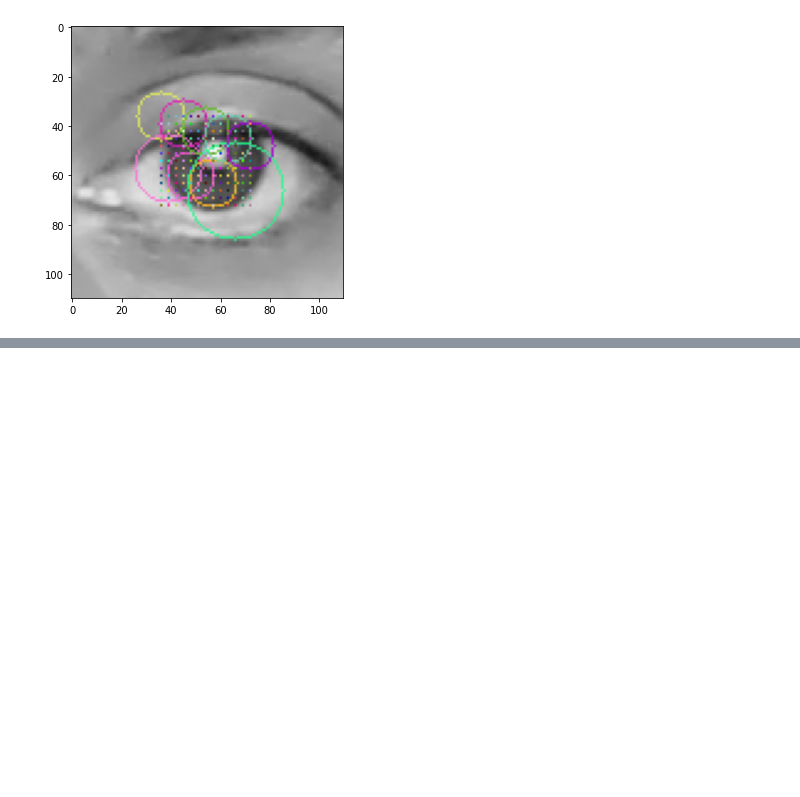
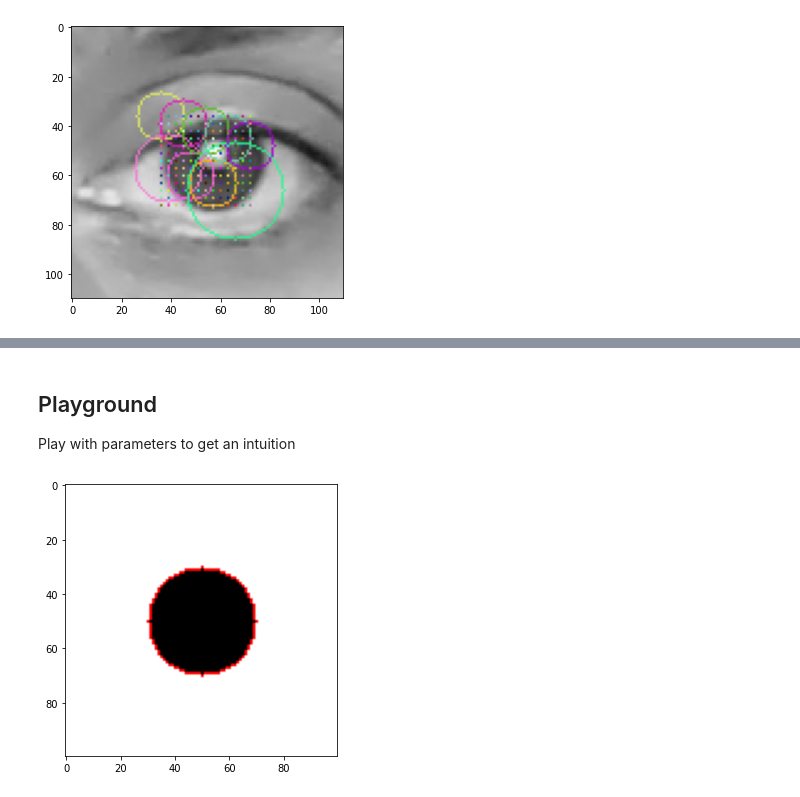
Before and after one commit to banderlog/daugman, a Jupyter notebook: daugman_visual_explanation.ipynb, the cells around one changed output, grey strips where cells are left out. Cells and saved outputs as stored; diff of their text form; code cells hidden in the pictures; blank space fills up the shorter version.

```diff
--- a/daugman_visual_explanation.ipynb
+++ b/daugman_visual_explanation.ipynb
@@ -113,0 +101,8 @@ _ = plt.imshow(out[::,::,::-1])
+# %% [markdown]
+## Playground
+
+Play with parameters to get an intuition
+# %%
+dve.find_iris_on_binary_image(daugman_start=10, daugman_end=30, daugman_step=2, points_step=1)
+# %% [output]
+[figure, added]
```
Also changed, not shown: parts of 21 cells of this notebook, 3 other files.
